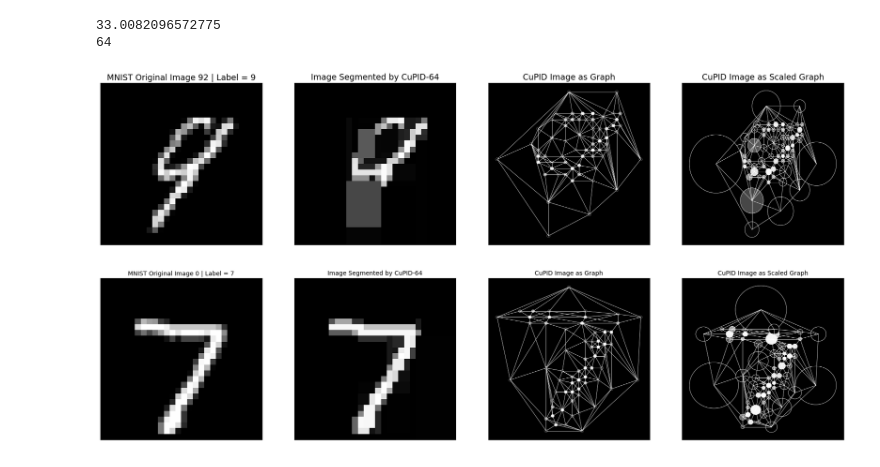
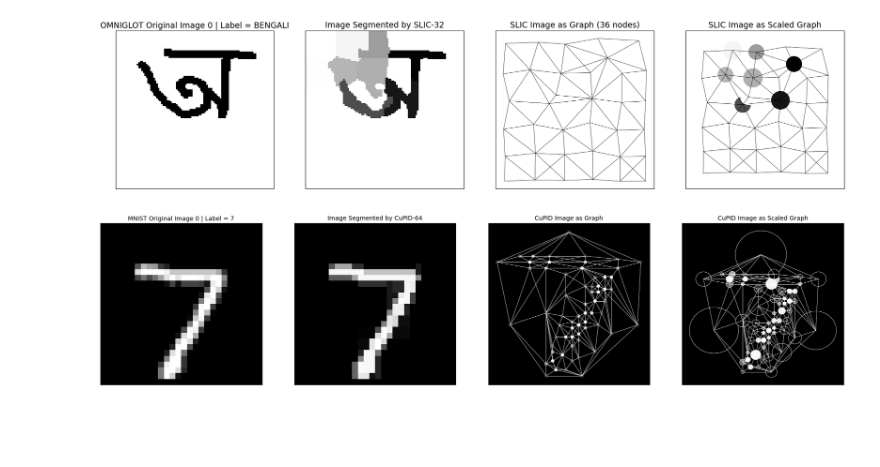
Before and after one commit to mubasshirMurshed/Cuboidal_Partitioning_Deep_Learning_Project, a Jupyter notebook: utils/visualise_datasets.ipynb, the cells around one changed output. Saved outputs shown, nothing was run; the diff lists cells and outputs as text; code cells hidden in the pictures; blank space fills up the shorter version.

Commit message:
Decoupled visualisation from csv file requirement and it can now visualise for any dataset for any partition for any number of segments.

```diff
--- a/utils/visualise_datasets.ipynb
+++ b/utils/visualise_datasets.ipynb
@@ -149,7 +19,0 @@ def plot(idx, dataset, mode, num_cuboids):
-# %%
-idx = 92
-plot(idx, "mnist", "CP", 64)
-# %% [output]
-33.0082096572775
-64
-[figure, removed]
@@ -156,2 +119,7 @@ plot(idx, "mnist", "CP", 64)
+# %%
+idx = 0
+plot(idx, MyOmniglot(), Partition.SLIC, 32)
+# %% [output]
+[figure, added]
 # %% [markdown]
 ![image.png](attachment:image.png)
```
Also changed, not shown: parts of 3 cells of this notebook, 4 other files.
